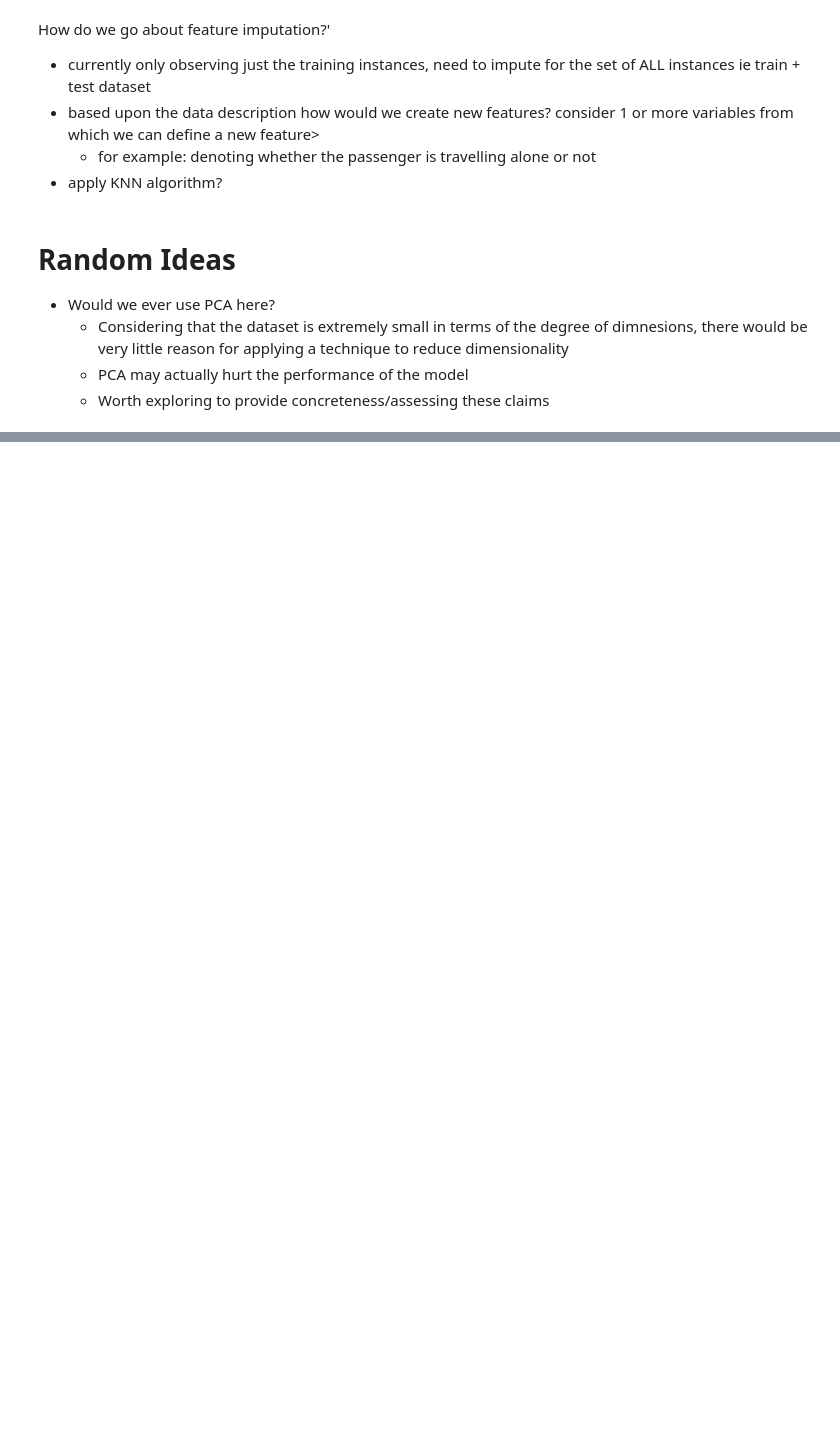
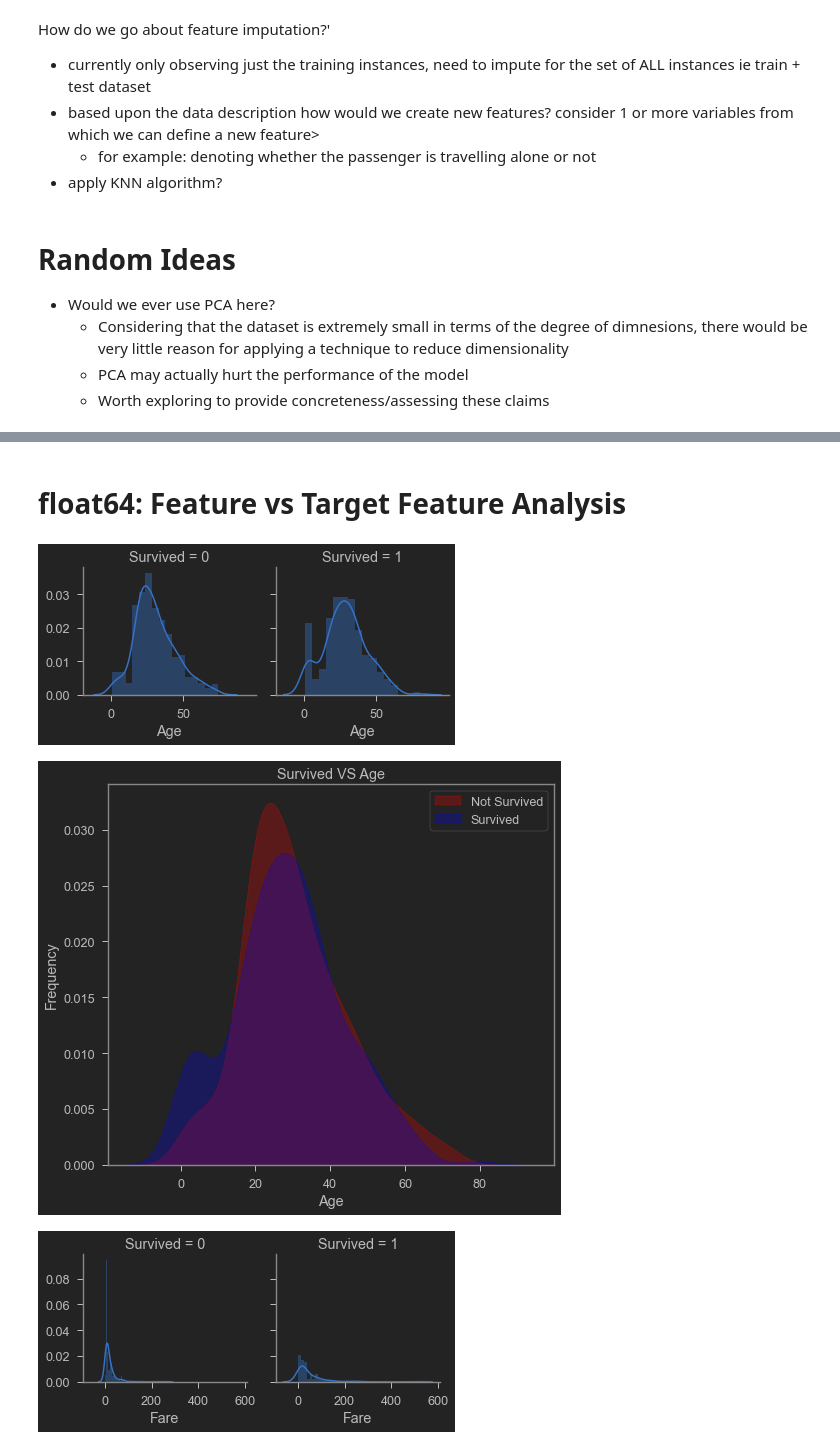
Before and after one commit to henrylao/kaggle-titanic, a Jupyter notebook: kaggle-titanic-notebook.ipynb, the cells around one changed output, grey strips where cells are left out. Cells and saved outputs as stored; diff of their text form; code cells hidden in the pictures; blank space fills up the shorter version.

```diff
--- a/kaggle-titanic-notebook.ipynb
+++ b/kaggle-titanic-notebook.ipynb
@@ -399,0 +437,19 @@ Outliers_to_drop = detect_outliers(train,2,["Age","SibSp","Parch","Fare"])
+# %% [markdown]
+# float64: Feature vs Target Feature Analysis
+# %%
+for i, c in enumerate([ _ for _ in type_dict["float64"] if _ != "Survived"],1):
+#     plt.subplot(len(list([ _ for _ in type_dict["int64"]if _ != "Survived"])), 2, i)
+    g = sns.FacetGrid(train, col='Survived')
+    g = g.map(sns.distplot, c)
+    plt.show()
+    plt.title("Survived VS {}".format(c))
+    g = sns.kdeplot(train[c][(train["Survived"] == 0) & (train[c].notnull())], color="Red", shade = True)
+    g = sns.kdeplot(train[c][(train["Survived"] == 1) & (train[c].notnull())], ax =g, color="Blue", shade= True)
+    g.set_xlabel(c)
+    g.set_ylabel("Frequency")
+    g = g.legend(["Not Survived","Survived"])
+    plt.show()
+# %% [output]
+[figure, added]
+[figure, added]
+[figure, added]
```
Also changed, not shown: parts of 32 cells of this notebook.
